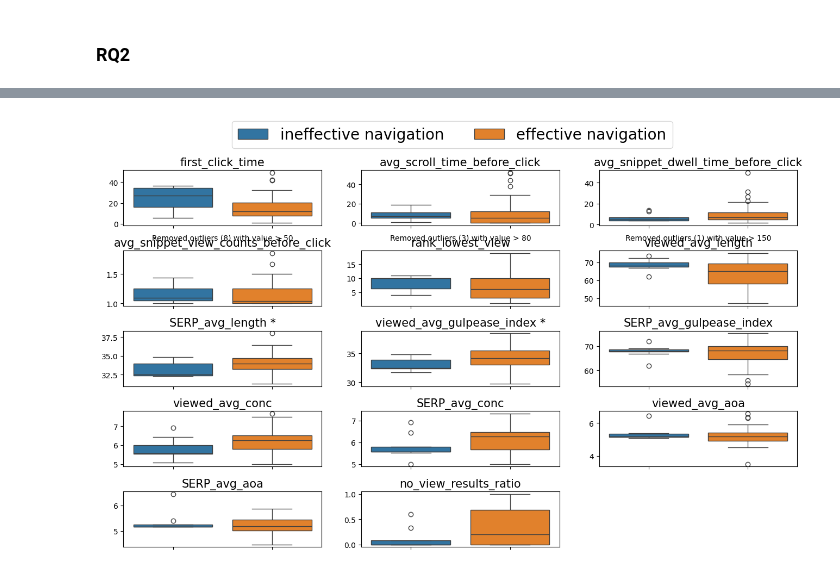
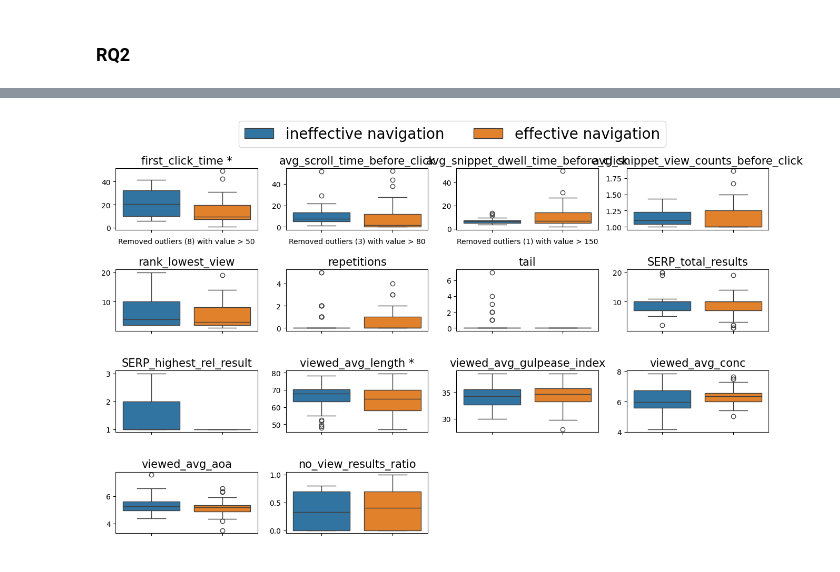
Before and after one commit to SOLandChildren/CHIIR27_LogAnalysis, a Jupyter notebook: results_navigation.ipynb, the cells around one changed output, grey strips where cells are left out. Drawn from its saved outputs; the diff is of its cells as text; code cells hidden in the pictures.

Commit message:
Fixed RQ1 and RQ2 analysis for results navigation stage

```diff
--- a/results_navigation.ipynb
+++ b/results_navigation.ipynb
@@ -269,7 +275,12 @@ import pandas as pd
 navigation_quality = pd.read_csv("Data/navigation_quality.csv")
 categories = [
     "first_click_time", "avg_scroll_time_before_click", "avg_snippet_dwell_time_before_click", "avg_snippet_view_counts_before_click", "rank_lowest_view",
-    "viewed_avg_length", "SERP_avg_length", "viewed_avg_gulpease_index", "SERP_avg_gulpease_index", "viewed_avg_conc", "SERP_avg_conc", "viewed_avg_aoa", "SERP_avg_aoa", "no_view_results_ratio"
+    "repetitions", "tail", "SERP_total_results", "SERP_highest_rel_result",
+    "viewed_avg_length", #"SERP_avg_length",
+    "viewed_avg_gulpease_index", #"SERP_avg_gulpease_index",
+    "viewed_avg_conc", #"SERP_avg_conc",
+    "viewed_avg_aoa", #"SERP_avg_aoa",
+    "no_view_results_ratio"
 ]
 # navigation_quality
 # %%
@@ -322,6 +359,11 @@ desc_stats
 import matplotlib.pyplot as plt
 import seaborn as sns
 import pandas as pd
+
+navigation_quality = pd.read_csv("Data/navigation_quality.csv")
+# results_navigation = pd.read_csv("Data/results_navigation.csv")
+# viewed_results = results_navigation.loc[results_navigation["view_count"]>0]
+# not_viewed_results = results_navigation.loc[results_navigation["view_count"]==0]
 
 binwidth_map = {
     "viewed_avg_length": 5,
@@ -337,7 +379,8 @@ plt.figure(figsize=(16,9))
 plt.subplots_adjust(hspace=0.25)
 ncols = 2
 nrows = 2
-for i, category in enumerate(["avg_length", "avg_conc", "avg_aoa", "avg_gulpease_index"]):
+for i, category in enumerate(["avg_length", "avg_gulpease_index", "avg_conc", "avg_aoa"]):
+# for i, category in enumerate(["SERP_result_content_len", "SERP_result_mean_aoa", "SERP_result_mean_conc", "SERP_result_gulpease_index"]):
     ax = plt.subplot(nrows, ncols, i+1)
     viewed = navigation_quality["viewed_"+category]
     not_viewed = navigation_quality["no_view_"+category]
@@ -448,7 +438,7 @@ len(navigation_quality), len(navigation_quality.loc[pd.notna(navigation_quality[
 # %%
 from driver import get_significance
 
-desc_stats_df_tail_ratio, sig_test_results_tail_ratio = get_significance(df=navigation_quality, effective_label="effective_nav_pt2", search_stage="results_navigation_tail_ratio", categories=categories)
+desc_stats_df_tail_ratio, sig_test_results_tail_ratio = get_significance(df=navigation_quality, effective_label="effective_navigation", search_stage="results_navigation", categories=categories)
 sig_test_results_tail_ratio
 # %% [output]
 |  | search_stage | characteristic | test_statistic | pval | significant |
@@ -487,6 +477,6 @@ desc_stats_df_tail_ratio
 # %%
 from driver import get_boxplots
 
-get_boxplots(df=navigation_quality, search_stage="results_navigation_tail_ratio", categories=categories, group="effective_nav_pt2", artefact="navigation", n_cols=3, n_rows=5, stats_df=sig_test_results_tail_ratio)
+get_boxplots(df=navigation_quality, search_stage="results_navigation", categories=categories, group="effective_navigation", artefact="navigation", n_cols=4, n_rows=4, stats_df=sig_test_results_tail_ratio)
 # %% [output]
-[figure, old version]
+[figure, new version]
```
Also changed, not shown: parts of 15 cells of this notebook, 17 other files.
